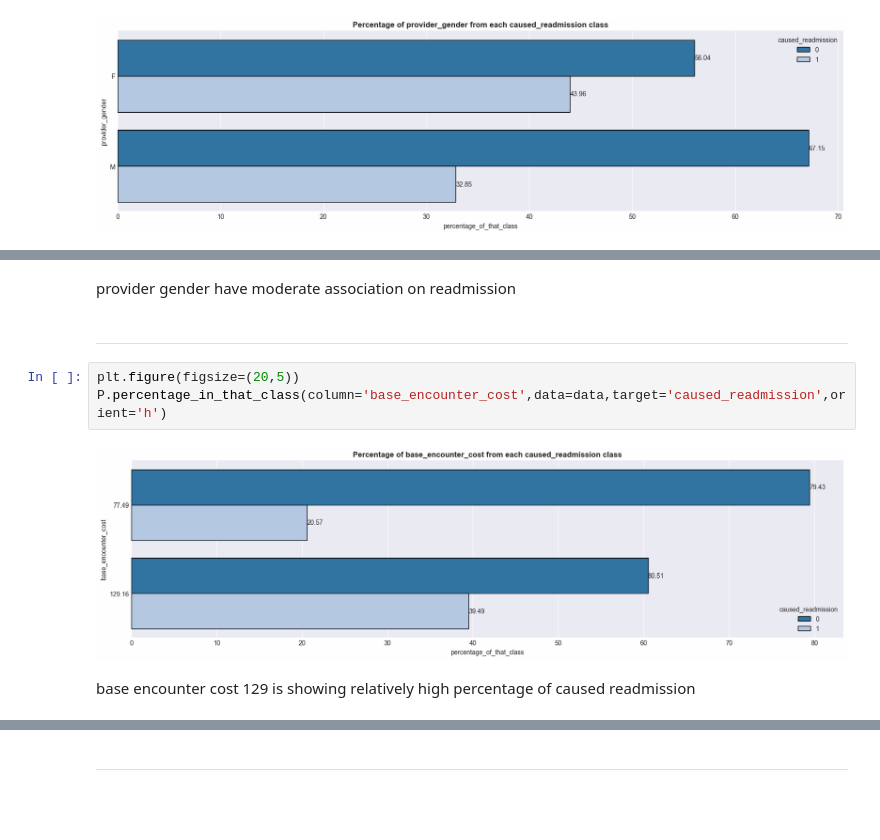
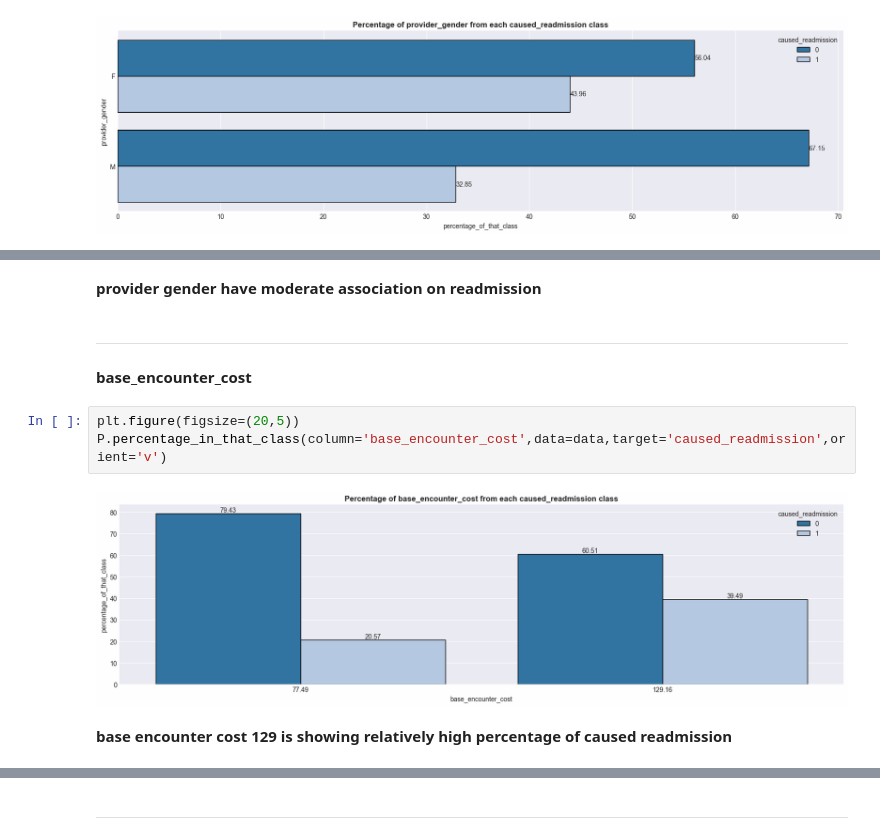
Before and after one commit to IamRaNo/ranojoy_data_analytics_projects, a Jupyter notebook: synthea readmission analysis/notebooks/pandas_analysis.ipynb, the cells around one changed output, grey strips where cells are left out. Saved outputs shown, nothing was run; the diff lists cells and outputs as text; blank space fills up the shorter version.

```diff
--- a/synthea readmission analysis/notebooks/pandas_analysis.ipynb
+++ b/synthea readmission analysis/notebooks/pandas_analysis.ipynb
@@ -450,11 +475,13 @@ Cramer's V: 0.112 → Moderate
 # %% [markdown]
-provider gender have moderate association on readmission
+**provider gender have moderate association on readmission**
 # %% [markdown]
 ***
+# %% [markdown]
+**base_encounter_cost**
 # %%
 plt.figure(figsize=(20,5))
-P.percentage_in_that_class(column='base_encounter_cost',data=data,target='caused_readmission',orient='h')
+P.percentage_in_that_class(column='base_encounter_cost',data=data,target='caused_readmission',orient='v')
 # %% [output]
-[figure, old version]
+[figure, new version]
 # %% [markdown]
-base encounter cost 129 is showing relatively high percentage of caused readmission
+**base encounter cost 129 is showing relatively high percentage of caused readmission**
```
Also changed, not shown: parts of 94 cells of this notebook.
